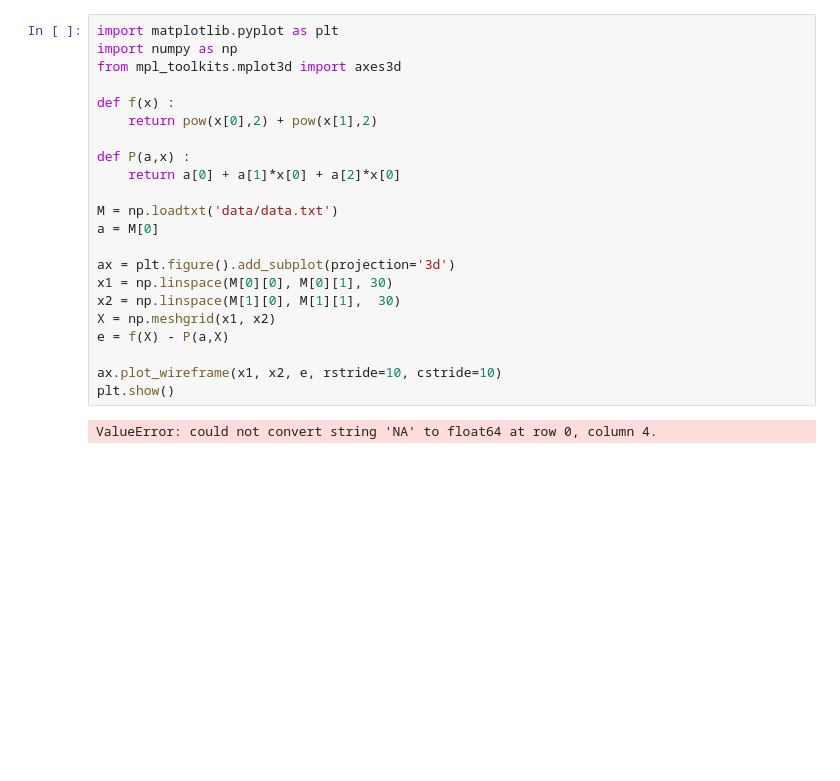
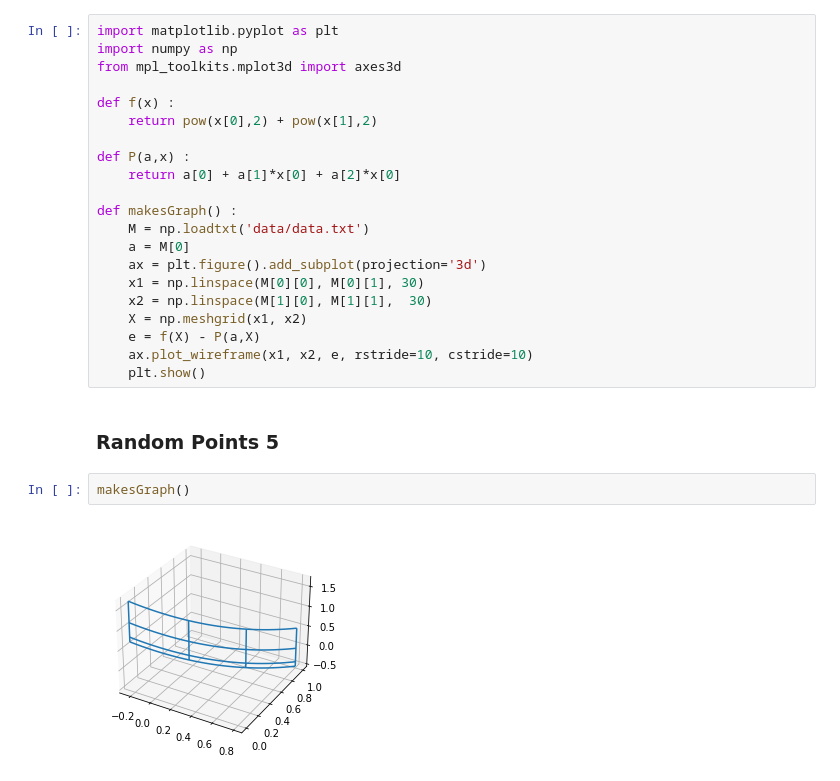
Before and after one commit to CoralieMarchau/RemezStage2024, a Jupyter notebook: src/code/Graphs for multivariate.ipynb, the cells around one changed output. Drawn from its saved outputs; the diff is of its cells as text; blank space fills up the shorter version.

Commit message:
graphs step1

```diff
--- a/src/code/Graphs for multivariate.ipynb
+++ b/src/code/Graphs for multivariate.ipynb
@@ -9,16 +9,19 @@ def f(x) :
 def P(a,x) :
     return a[0] + a[1]*x[0] + a[2]*x[0]
 
-M = np.loadtxt('data/data.txt')
-a = M[0]
-
-ax = plt.figure().add_subplot(projection='3d')
-x1 = np.linspace(M[0][0], M[0][1], 30)
-x2 = np.linspace(M[1][0], M[1][1],  30)
-X = np.meshgrid(x1, x2)
-e = f(X) - P(a,X)
-
-ax.plot_wireframe(x1, x2, e, rstride=10, cstride=10)
-plt.show()
+def makesGraph() :
+    M = np.loadtxt('data/data.txt')
+    a = M[0]
+    ax = plt.figure().add_subplot(projection='3d')
+    x1 = np.linspace(M[0][0], M[0][1], 30)
+    x2 = np.linspace(M[1][0], M[1][1],  30)
+    X = np.meshgrid(x1, x2)
+    e = f(X) - P(a,X)
+    ax.plot_wireframe(x1, x2, e, rstride=10, cstride=10)
+    plt.show()
-# %% [output]
-ValueError: could not convert string 'NA' to float64 at row 0, column 4.
+# %% [markdown]
+### Random Points 5
+# %%
+makesGraph()
+# %% [output]
+[figure, added]
```
Also changed, not shown: parts of 8 cells of this notebook, 3 other files.
